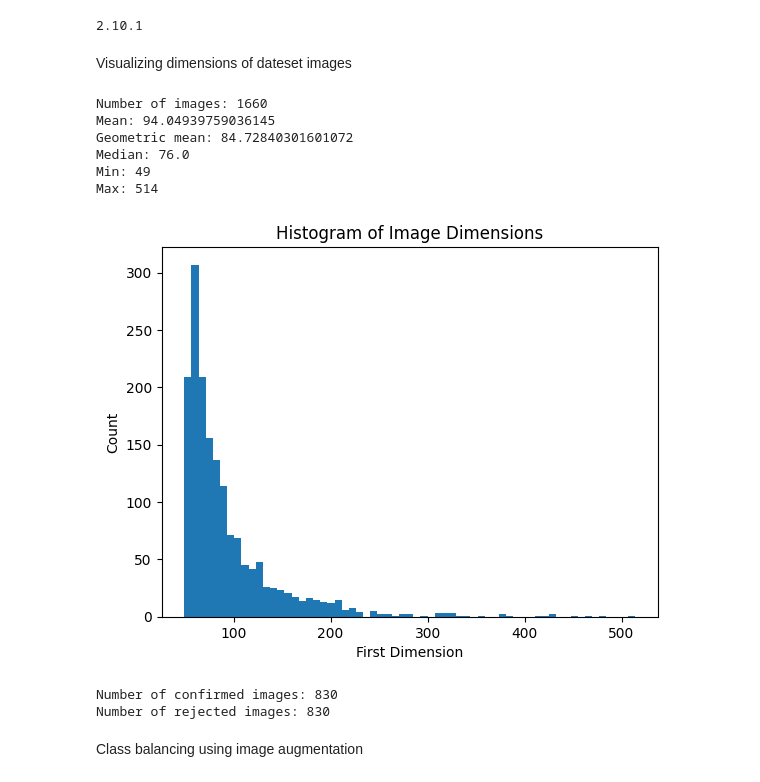
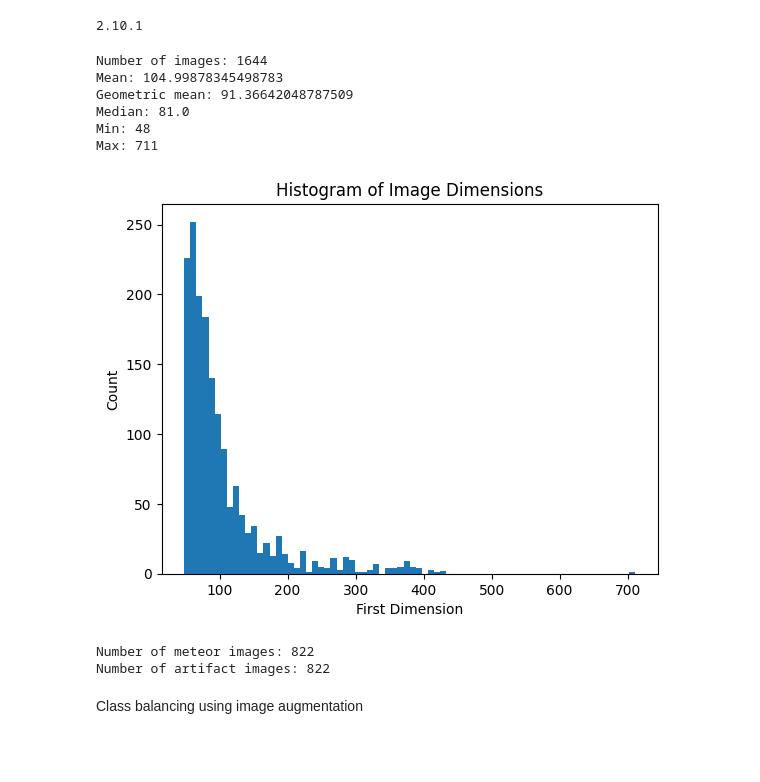
Before and after one commit to 9helix/GMNmeteorNet, a Jupyter notebook: data augmentation.ipynb, the cells around one changed output. Drawn from its saved outputs; the diff is of its cells as text; code cells hidden in the pictures; blank space fills up the shorter version.

```diff
--- a/data augmentation.ipynb
+++ b/data augmentation.ipynb
@@ -13,70 +14,75 @@ import statistics
 print(tf.__version__)
 # %% [output]
 2.10.1
-# %% [markdown]
-Visualizing dimensions of dateset images
 # %%
 dataset = "../mldataset/cropped"
-dirs = [os.path.join(dataset, "ConfirmedFiles"),
-        os.path.join(dataset, "RejectedFiles")]
+dirs = [os.path.join(dataset, "Meteors"), os.path.join(dataset, "Artifacts")]
 dimensions = []
 
 for i in dirs:
     for j in os.listdir(i):
 
-        imgs = os.path.join(i, j, "images")
-        if not os.path.exists(imgs):
-            continue
-        for img in os.listdir(imgs):
+        img = os.path.join(i, j)
 
-            img = os.path.join(imgs, img)
+        if "synthesized" in img:
 
+            for synth in os.listdir(img):
+                img3 = os.path.join(img, synth)
+
+                img2 = Image.open(img3)
+                img_array = np.array(img2)
+                dimensions.append(img_array.shape[0])
+                img_array = np.expand_dims(img_array, axis=-1)
+        else:
             img = Image.open(img)
             img_array = np.array(img)
             dimensions.append(img_array.shape[0])
             img_array = np.expand_dims(img_array, axis=-1)
 
 print("Number of images:", len(dimensions))
 print("Mean:", np.mean(dimensions))
 print("Geometric mean:", statistics.geometric_mean(dimensions))
 print("Median:", np.median(dimensions))
 print("Min:", np.min(dimensions))
 print("Max:", np.max(dimensions))
 
 plt.hist(dimensions, bins="auto")
 
 plt.xlabel("First Dimension")
 plt.ylabel("Count")
 plt.title("Histogram of Image Dimensions")
 plt.show()
 # %% [output]
-Number of images: 1660
-Mean: 94.04939759036145
-Geometric mean: 84.72840301601072
-Median: 76.0
-Min: 49
-Max: 514
+Number of images: 1644
+Mean: 104.99878345498783
+Geometric mean: 91.36642048787509
+Median: 81.0
+Min: 48
+Max: 711
-[figure, old version]
+[figure, new version]
 # %%
 confirmed_num = 0
-for subfolder in os.listdir(dirs[0]):
-    imgs = os.path.join(dirs[0], subfolder, "images")
-    confirmed_num += len(os.listdir(imgs))
-print("Number of confirmed images:", confirmed_num)
+
+confirmed_num += len(os.listdir(dirs[0]))
+print("Number of meteor images:", confirmed_num)
 
 rejected_images = []
 rejected_num = 0
-for subfolder in os.listdir(dirs[1]):
-    if not os.path.exists(os.path.join(dirs[1], subfolder, "images")):
-        continue
-    imgs = os.path.join(dirs[1], subfolder, "images")
-    rejected_images += [os.path.join(imgs, filename)
-                        for filename in os.listdir(imgs)]
-    rejected_num += len(os.listdir(imgs))
-print("Number of rejected images:", rejected_num)
+
+for filename in os.listdir(dirs[1]):
+    if "synthesized" in filename:
+        rejected_images += [
+            os.path.join(dirs[1], filename, synth)
+            for synth in os.listdir(os.path.join(dirs[1], filename))
+        ]
+    else:
+        rejected_images.append(os.path.join(dirs[1], filename))
+
+rejected_num = len(rejected_images)
+print("Number of artifact images:", rejected_num)
 # %% [output]
-Number of confirmed images: 830
-Number of rejected images: 830
+Number of meteor images: 822
+Number of artifact images: 822
 # %% [markdown]
 Class balancing using image augmentation
 # %%
```
Also changed, not shown: parts of 15 cells of this notebook, 2 other files.
